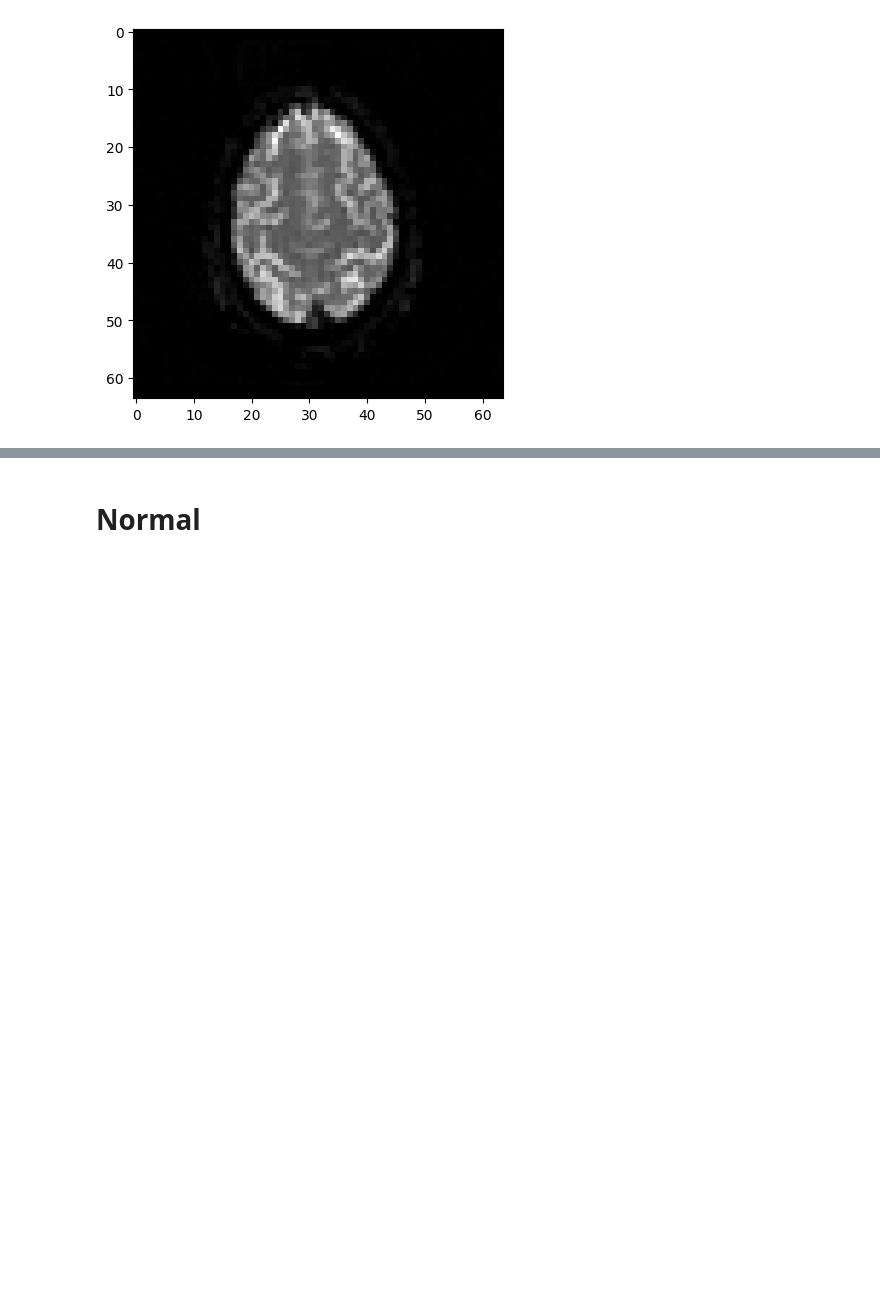
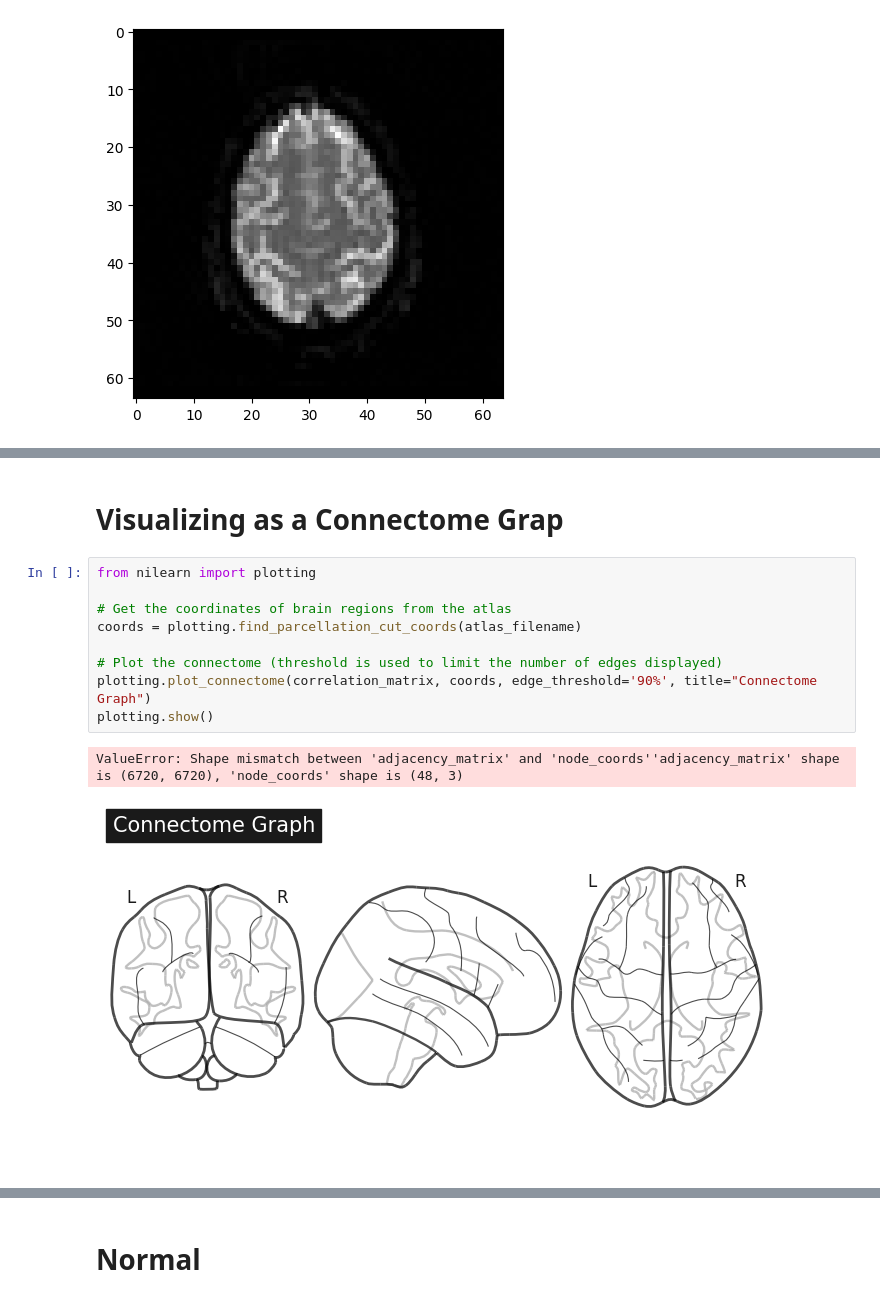
Before and after one commit to aliikhwan99/Different_stage_of_AD_detection, a Jupyter notebook: Different_stage_of_AD_detection.ipynb, the cells around one changed output, grey strips where cells are left out. Drawn from its saved outputs; the diff is of its cells as text; blank space fills up the shorter version.

```diff
--- a/Different_stage_of_AD_detection.ipynb
+++ b/Different_stage_of_AD_detection.ipynb
@@ -179,0 +252,14 @@ Dataset.file_meta -------------------------------
+# %% [markdown]
+# Visualizing as a Connectome Grap
+# %%
+from nilearn import plotting
+
+# Get the coordinates of brain regions from the atlas
+coords = plotting.find_parcellation_cut_coords(atlas_filename)
+
+# Plot the connectome (threshold is used to limit the number of edges displayed)
+plotting.plot_connectome(correlation_matrix, coords, edge_threshold='90%', title="Connectome Graph")
+plotting.show()
+# %% [output]
+ValueError: Shape mismatch between 'adjacency_matrix' and 'node_coords''adjacency_matrix' shape is (6720, 6720), 'node_coords' shape is (48, 3)
+[figure, added]
```
Also changed, not shown: parts of 25 cells of this notebook.
